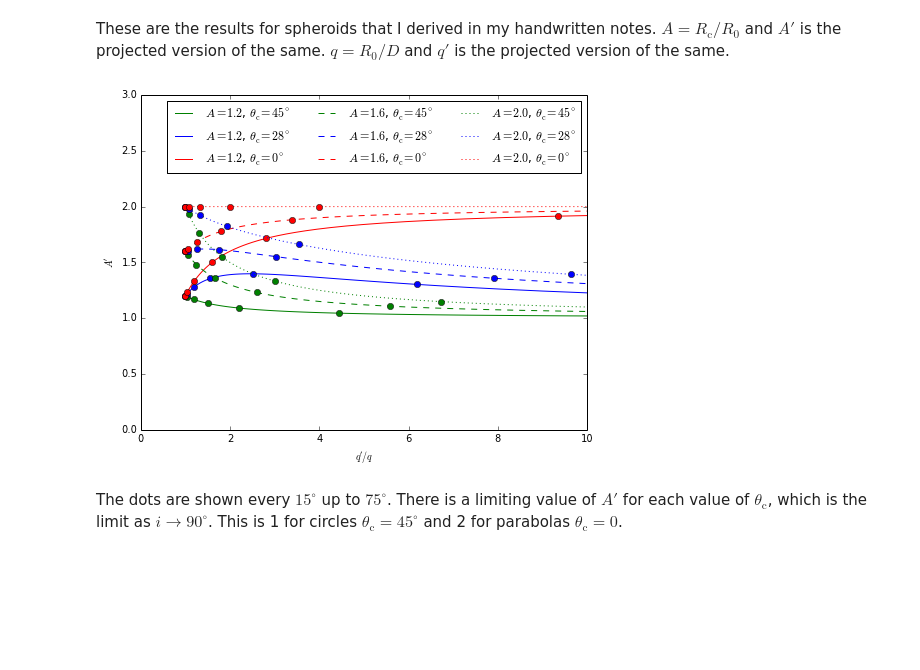
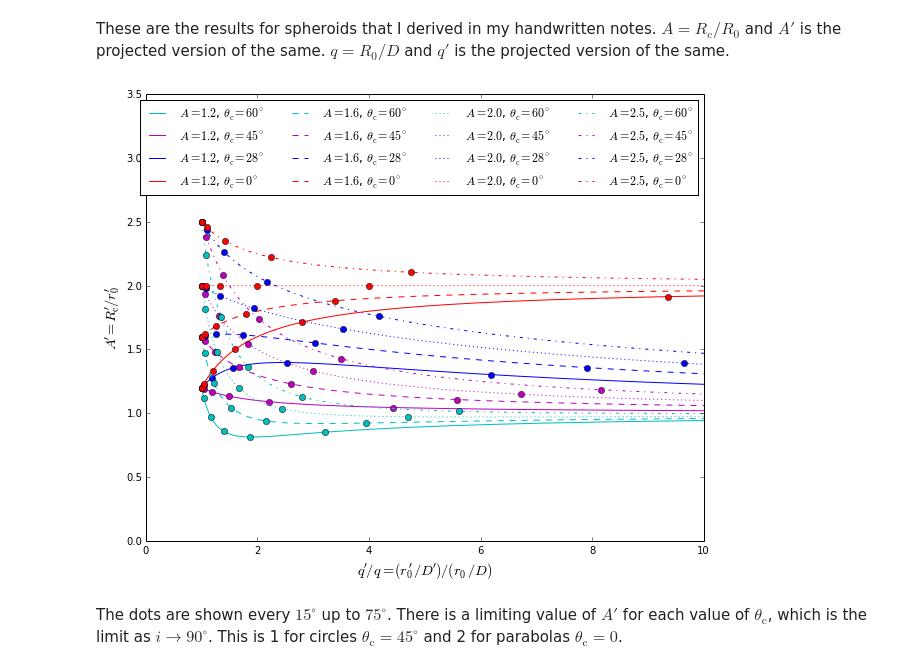
Before and after one commit to will-henney/bowshock-shape, a Jupyter notebook: Ellipse projection.ipynb, the cells around one changed output. Cells and saved outputs as stored; diff of their text form; code cells hidden in the pictures; blank space fills up the shorter version.

```diff
--- a/Ellipse projection.ipynb
+++ b/Ellipse projection.ipynb
@@ -32,0 +49,19 @@ gcf().set_size_inches(6, 6)
+# %%
+th_c = 25.0
+A = 1.3
+tmax = np.pi if th_c > 0.0 else 10.0
+e = conproj_utils.Conic(A=A, th_conic=th_c)
+for inc in [0.0, 15.0, 30.0, 45.0, 60.0, 75.0, 89.6]:
+    tmin = e.tparallel(inc)
+    t = e.make_t_array([tmin, tmax], 5000)
+    plot(e.theta_t(inc, t), e.theta(t),
+         '-',
+         label="i = {:.0f}".format(inc))
+xlabel(r"$\theta'$", fontsize="x-large")
+ylabel(r"$\theta$", fontsize="x-large")
+title('True vs projected shell angle: A = {:.2f} th_c = {:.2f}'.format(A, th_c))
+legend(ncol=2, loc="lower right")
+xlim(0.0, 180.0)
+ylim(0.0, 180.0)
+gcf().set_size_inches(6, 6)
+gcf().savefig('thetaprime-theta-conic.pdf')
@@ -41,34 +78,35 @@ These are the results for spheroids that I derived in my handwritten notes.  $A
 # %%
 def g(inc, A, thetac):
     return 1 + A*(f(inc, thetac) - 1.0)/np.tan(thetac)**2
 
 def f(inc, thetac):
     return np.sqrt(1 + np.tan(thetac)**2 * np.tan(inc)**2)
 
 def Aprime(inc, A, thetac):
     return A/(np.cos(inc)**2 * f(inc, thetac) * g(inc, A, thetac))
 
 A = 1.6
 incs = np.radians([0.0, 15.0, 30.0, 45.0, 60.0, 75.0])
 incrange = np.linspace(0.0, 0.5*np.pi, 90)
-for A, ls in [1.2, "-"], [1.6, "--"], [2.0, ":"]:
-    for thetac, c in zip(np.radians([45.0, 28.0, 0.1]), "gbr"):
-	x = g(incrange, A, thetac)
-	y = Aprime(incrange, A, thetac)
-	plot(x, y, c + ls,
-	     label=r"$A = {:.1f}$, $\theta_{{\mathrm{{c}}}} = {:.0f}^\circ$".format(A, np.degrees(thetac)))
-	x = g(incs, A, thetac)
-	y = Aprime(incs, A, thetac)
-	plot(x, y, c + "o")
+for A, ls in [1.2, "-"], [1.6, "--"], [2.0, ":"], [2.5, "-."]:
+    for thetac, c in zip(np.radians([60.0, 45.0, 28.0, 0.1]), "cmbr"):
+        x = g(incrange, A, thetac)
+        y = Aprime(incrange, A, thetac)
+        plot(x, y, c + ls,
+             label=r"$A = {:.1f}$, $\theta_{{\mathrm{{c}}}} = {:.0f}^\circ$".format(A, np.degrees(thetac)))
+        x = g(incs, A, thetac)
+        y = Aprime(incs, A, thetac)
+        plot(x, y, c + "o")
 
 xlim(0.0, 10.0)
-ylim(0.0, 3.0)
-xlabel(r"$q'/q$")
-ylabel(r"$A'$")
-legend(ncol=3)
-gcf().set_size_inches(8, 6)
+ylim(0.0, 3.5)
+xlabel(r"$q'/q = (r_0' / D') / (r_0 / D)$", fontsize='x-large')
+ylabel(r"$A' = R_{\mathrm{c}}' / r_0'$", fontsize='x-large')
+legend(ncol=4)
+gcf().set_size_inches(10, 8)
+gcf().savefig("projected-shapes-ellipse.pdf")
 # %% [output]
-[figure, old version]
+[figure, new version]
 # %% [markdown]
 The dots are shown every $15^\circ$ up to $75^\circ$.  There is a limiting value of $A'$ for each value of $\theta_ {\mathrm{c}}$, which is the limit as $i \to 90^\circ$.  This is 1 for circles $\theta_ {\mathrm{c}} = 45^\circ$ and 2 for parabolas $\theta_ {\mathrm{c}} = 0$.
 # %%
```
Also changed, not shown: parts of 12 cells of this notebook, 6 other files.
